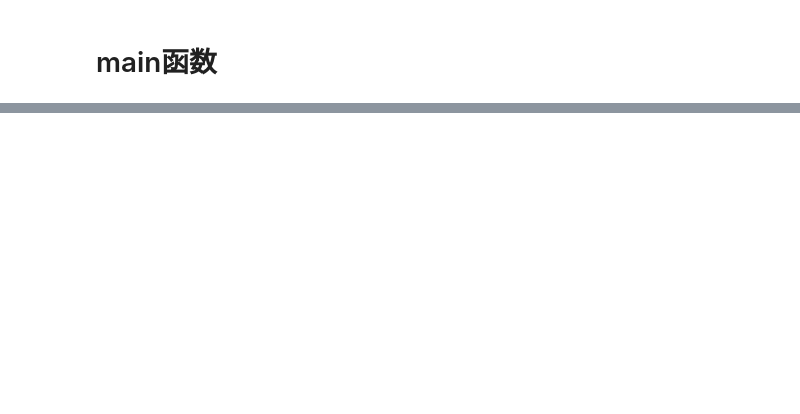
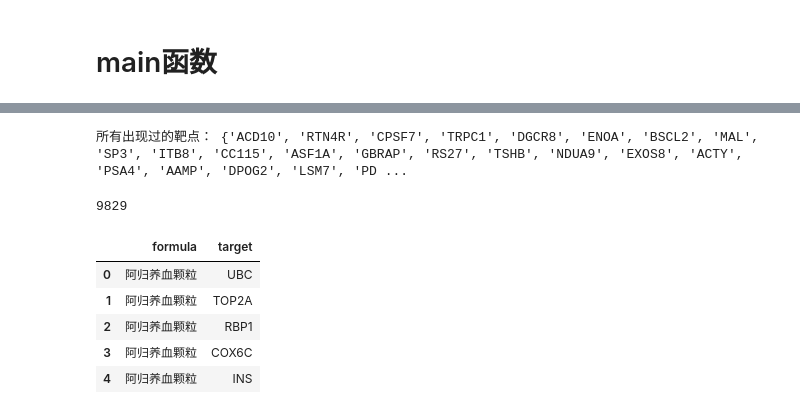
Before and after one commit to Carrie-HuYY/Snoopy-Auxiliary-Code, a Jupyter notebook: NLP_TCM.ipynb, the cells around one changed output, grey strips where cells are left out. Drawn from its saved outputs; the diff is of its cells as text; code cells hidden in the pictures; blank space fills up the shorter version.

```diff
--- a/NLP_TCM.ipynb
+++ b/NLP_TCM.ipynb
@@ -140,0 +193,19 @@ print(str(end_time - start_time))
+# %%
+targets = extract_targets(json_data)
+print("所有出现过的靶点：", targets)
+# %% [output]
+所有出现过的靶点： {'ACD10', 'RTN4R', 'CPSF7', 'TRPC1', 'DGCR8', 'ENOA', 'BSCL2', 'MAL', 'SP3', 'ITB8', 'CC115', 'ASF1A', 'GBRAP', 'RS27', 'TSHB', 'NDUA9', 'EXOS8', 'ACTY', 'PSA4', 'AAMP', 'DPOG2', 'LSM7', 'PD ...
+# %%
+len(targets)
+# %% [output]
+9829
+# %%
+data = pd.read_excel("D:/Snoopy-Auxiliary-Code/result/result_etcm.xlsx")
+data.head()
+# %% [output]
+|  | formula | target |
+| 0 | 阿归养血颗粒 | UBC |
+| 1 | 阿归养血颗粒 | TOP2A |
+| 2 | 阿归养血颗粒 | RBP1 |
+| 3 | 阿归养血颗粒 | COX6C |
+| 4 | 阿归养血颗粒 | INS |
```
Also changed, not shown: parts of 12 cells of this notebook, 4 other files.
